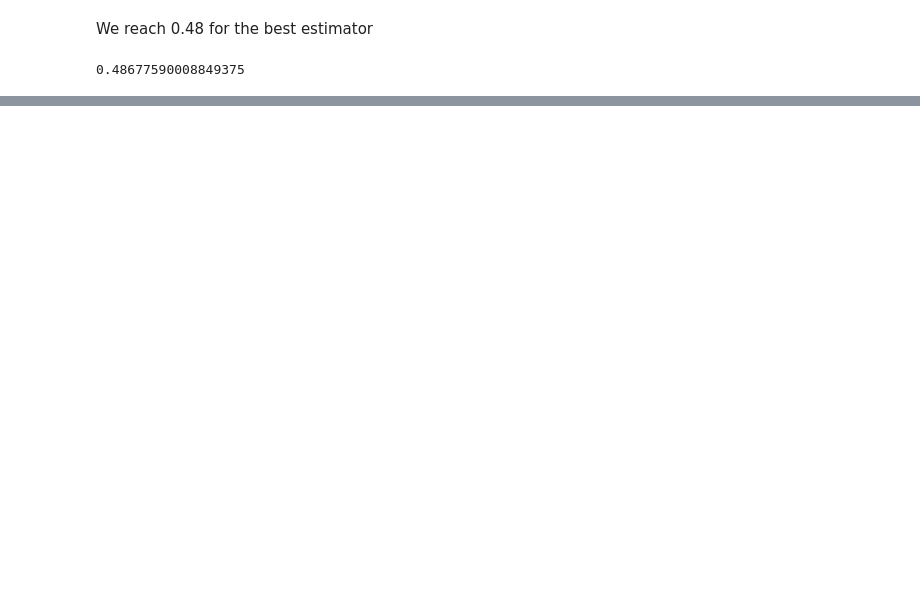
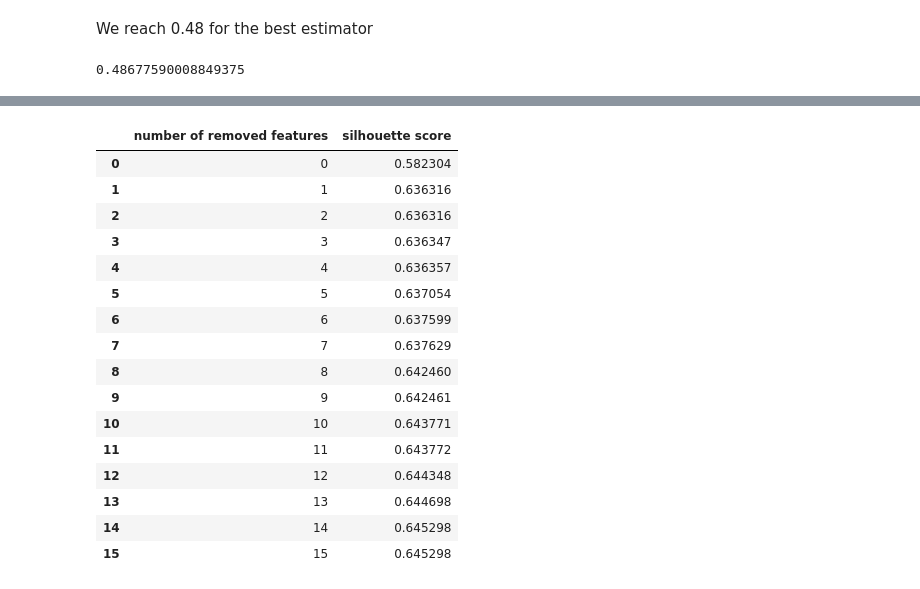
Before and after one commit to yws12/adaTest, a Jupyter notebook: HW4/hw4.ipynb, the cells around one changed output, grey strips where cells are left out. Saved outputs shown, nothing was run; the diff lists cells and outputs as text; code cells hidden in the pictures; blank space fills up the shorter version.

```diff
--- a/HW4/hw4.ipynb
+++ b/HW4/hw4.ipynb
@@ -565,6 +563,24 @@ NameError: name 'tx' is not defined
 # %%
 res = pd.DataFrame([[i,j] for i, j in enumerate(silhouette_scores)])
-res.columns = ['feature length', 'silhouette score']
+res.columns = ['number of removed features', 'silhouette score']
 res
+# %% [output]
+|  | number of removed features | silhouette score |
+| 0 | 0 | 0.582304 |
+| 1 | 1 | 0.636316 |
+| 2 | 2 | 0.636316 |
+| 3 | 3 | 0.636347 |
+| 4 | 4 | 0.636357 |
+| 5 | 5 | 0.637054 |
+| 6 | 6 | 0.637599 |
+| 7 | 7 | 0.637629 |
+| 8 | 8 | 0.642460 |
+| 9 | 9 | 0.642461 |
+| 10 | 10 | 0.643771 |
+| 11 | 11 | 0.643772 |
+| 12 | 12 | 0.644348 |
+| 13 | 13 | 0.644698 |
+| 14 | 14 | 0.645298 |
+| 15 | 15 | 0.645298 |
 # %%
 res.plot.scatter('number of removed features', 'silhouette score')
```
Also changed, not shown: parts of 9 cells of this notebook, 1 other file.
